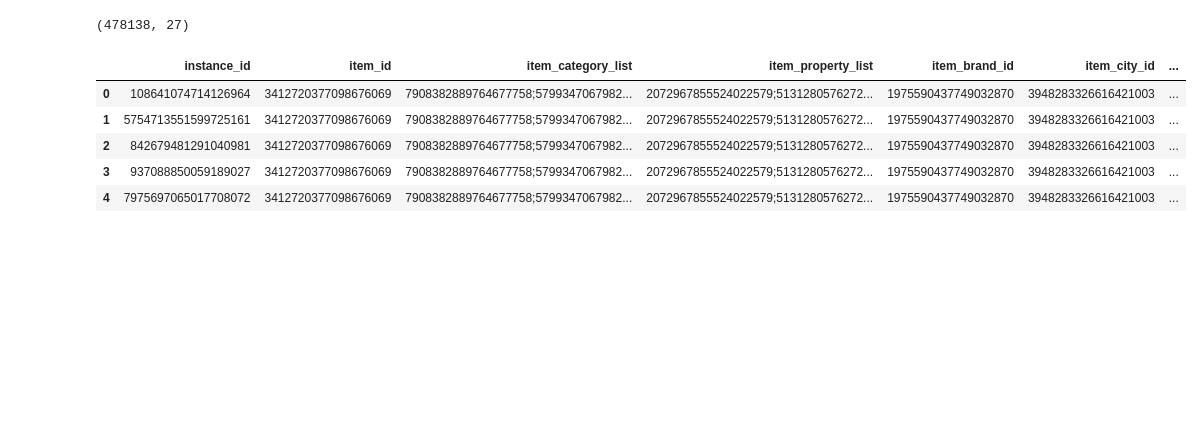
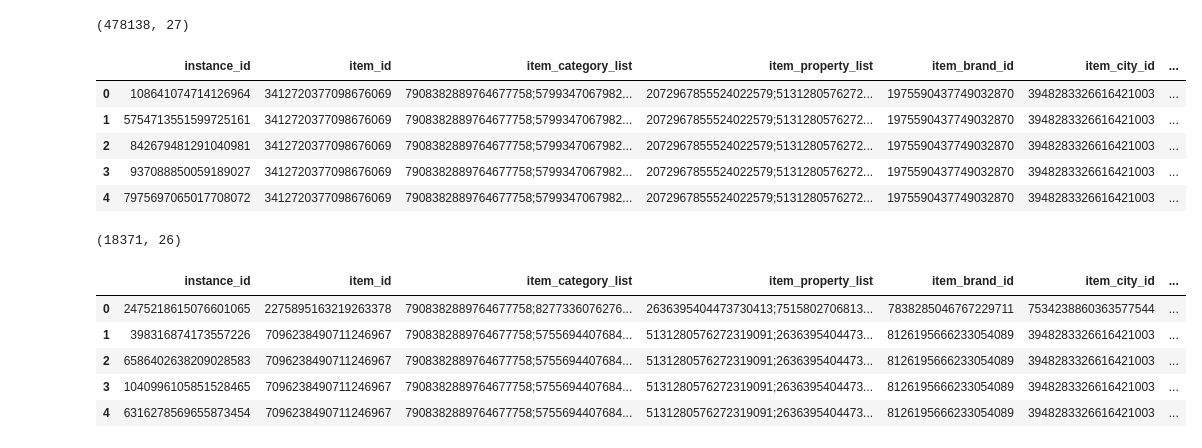
Before and after one commit to abcdddxy/kaggle, a Jupyter notebook: ALiMaMa/DataPreprocessing.ipynb, the cells around one changed output. Saved outputs shown, nothing was run; the diff lists cells and outputs as text; code cells hidden in the pictures; blank space fills up the shorter version.

```diff
--- a/ALiMaMa/DataPreprocessing.ipynb
+++ b/ALiMaMa/DataPreprocessing.ipynb
@@ -30,14 +30,24 @@ matplotlib.rcParams['font.family'] = 'sans-serif'
 matplotlib.rcParams['axes.unicode_minus'] = False
 # %%
 df = pd.read_csv('df.txt', sep=' ')
+test = pd.read_csv('test.txt', sep=' ')
 
 df.shape
 df.head()
+test.shape
+test.head()
 # %% [output]
 (478138, 27)
 |  | instance_id | item_id | item_category_list | item_property_list | item_brand_id | item_city_id | ... |
 | 0 | 108641074714126964 | 3412720377098676069 | 7908382889764677758;5799347067982... | 2072967855524022579;5131280576272... | 1975590437749032870 | 3948283326616421003 | ... |
 | 1 | 5754713551599725161 | 3412720377098676069 | 7908382889764677758;5799347067982... | 2072967855524022579;5131280576272... | 1975590437749032870 | 3948283326616421003 | ... |
 | 2 | 842679481291040981 | 3412720377098676069 | 7908382889764677758;5799347067982... | 2072967855524022579;5131280576272... | 1975590437749032870 | 3948283326616421003 | ... |
 | 3 | 937088850059189027 | 3412720377098676069 | 7908382889764677758;5799347067982... | 2072967855524022579;5131280576272... | 1975590437749032870 | 3948283326616421003 | ... |
 | 4 | 7975697065017708072 | 3412720377098676069 | 7908382889764677758;5799347067982... | 2072967855524022579;5131280576272... | 1975590437749032870 | 3948283326616421003 | ... |
+(18371, 26)
+|  | instance_id | item_id | item_category_list | item_property_list | item_brand_id | item_city_id | ... |
+| 0 | 2475218615076601065 | 2275895163219263378 | 7908382889764677758;8277336076276... | 2636395404473730413;7515802706813... | 7838285046767229711 | 7534238860363577544 | ... |
+| 1 | 398316874173557226 | 7096238490711246967 | 7908382889764677758;5755694407684... | 5131280576272319091;2636395404473... | 8126195666233054089 | 3948283326616421003 | ... |
+| 2 | 6586402638209028583 | 7096238490711246967 | 7908382889764677758;5755694407684... | 5131280576272319091;2636395404473... | 8126195666233054089 | 3948283326616421003 | ... |
+| 3 | 1040996105851528465 | 7096238490711246967 | 7908382889764677758;5755694407684... | 5131280576272319091;2636395404473... | 8126195666233054089 | 3948283326616421003 | ... |
+| 4 | 6316278569655873454 | 7096238490711246967 | 7908382889764677758;5755694407684... | 5131280576272319091;2636395404473... | 8126195666233054089 | 3948283326616421003 | ... |
```
Also changed, not shown: parts of 10 cells of this notebook, 1 other file.
